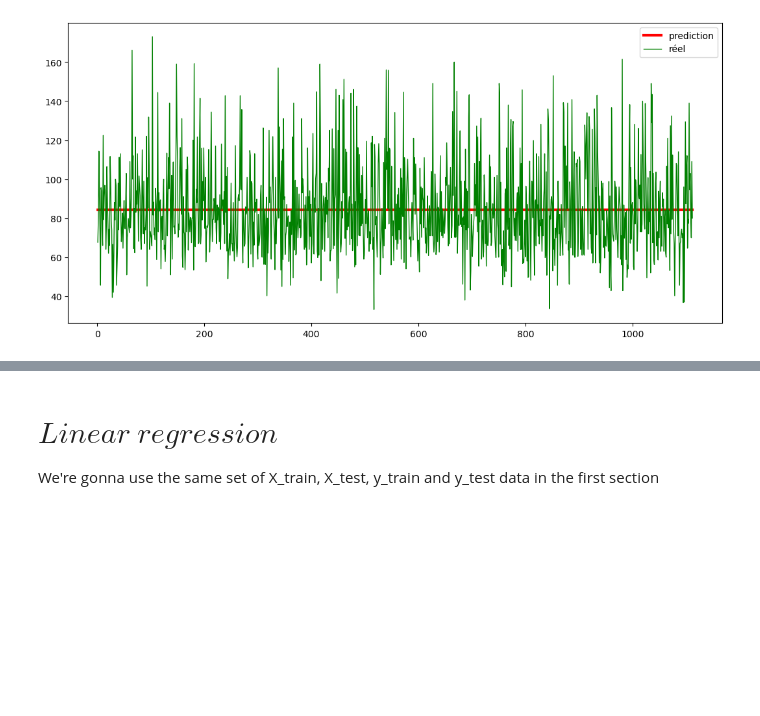
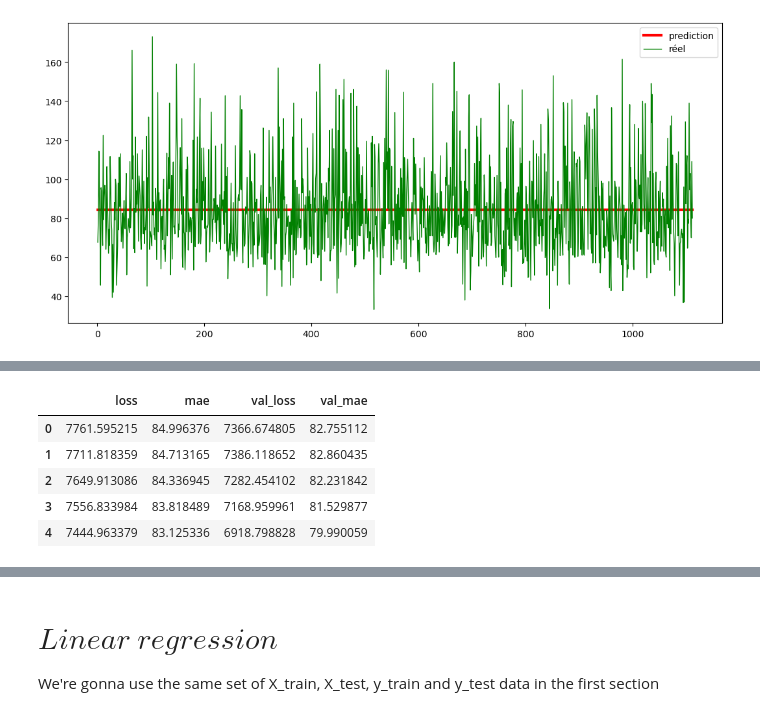
Before and after one commit to ilyasselfourati/Deep_Learning_ZE, a Jupyter notebook: ozone_notebook.ipynb, the cells around one changed output, grey strips where cells are left out. Drawn from its saved outputs; the diff is of its cells as text; code cells hidden in the pictures; blank space fills up the shorter version.

```diff
--- a/ozone_notebook.ipynb
+++ b/ozone_notebook.ipynb
@@ -538,0 +231,6 @@ Predicted labels: [[0]
+# %%
+from sklearn.preprocessing import StandardScaler
+scaler = StandardScaler()
+scaled_features = scaler.fit_transform(X_poly)
+print(scaled_features.shape, y.shape)
+X_train_norm_poly, X_test_norm_poly, y_train, y_test = train_test_split(scaled_features, y, test_size=0.2, random_state=42)
@@ -538,0 +239,21 @@ Predicted labels: [[0]
+# %%
+model2 = keras.Sequential([
+    layers.Dense(64, activation='relu', input_shape=[X_train_poly.shape[1]], name='hidden_layer1'),
+    layers.Dropout(0.3),  # Ajout d'une couche Dropout pour réduire le surajustement
+    layers.Dense(32, activation='relu', name='hidden_layer2'),
+    layers.Dropout(0.3),  # Ajout d'une couche Dropout pour réduire le surajustement
+    layers.BatchNormalization(),
+    layers.Dense(1, activation='linear', name='output_layer'),  # Changement de l'activation en 'sigmoid'
+])
+# %%
+model2.compile(
+    optimizer='adam',
+    loss='mean_squared_error',
+    metrics=['mae'],
+)
+# %%
+hist = model2.fit(X_train_poly,
+                 y_train,
+                 batch_size=32,
+                 epochs=100,
+                 validation_data=(X_test_poly,y_test))
@@ -538,0 +284,10 @@ Predicted labels: [[0]
+# %%
+history_df = pd.DataFrame(hist.history)
+history_df.head()
+# %% [output]
+|  | loss | mae | val_loss | val_mae |
+| 0 | 7761.595215 | 84.996376 | 7366.674805 | 82.755112 |
+| 1 | 7711.818359 | 84.713165 | 7386.118652 | 82.860435 |
+| 2 | 7649.913086 | 84.336945 | 7282.454102 | 82.231842 |
+| 3 | 7556.833984 | 83.818489 | 7168.959961 | 81.529877 |
+| 4 | 7444.963379 | 83.125336 | 6918.798828 | 79.990059 |
```
Also changed, not shown: parts of 40 cells of this notebook, 3 other files.
